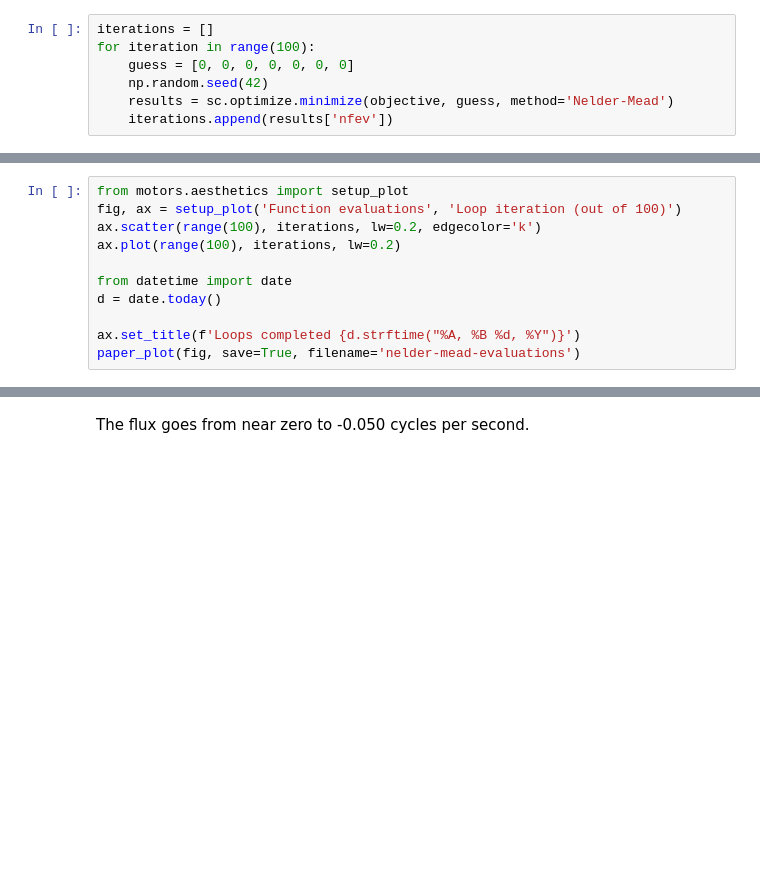
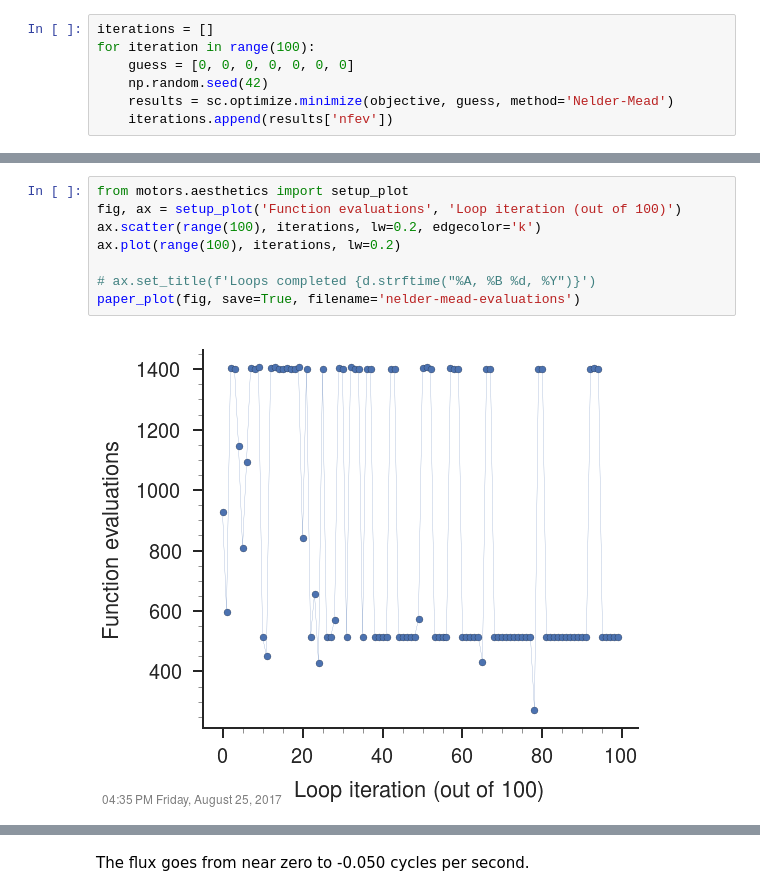
Before and after one commit to slochower/nonequilibrium-master, a Jupyter notebook: notebooks/surface-optimization/optimize-flux.ipynb, the cells around one changed output, grey strips where cells are left out. Drawn from its saved outputs; the diff is of its cells as text; blank space fills up the shorter version.

```diff
--- a/notebooks/surface-optimization/optimize-flux.ipynb
+++ b/notebooks/surface-optimization/optimize-flux.ipynb
@@ -89,12 +131,11 @@ for iteration in range(100):
 # %%
 from motors.aesthetics import setup_plot
 fig, ax = setup_plot('Function evaluations', 'Loop iteration (out of 100)')
 ax.scatter(range(100), iterations, lw=0.2, edgecolor='k')
 ax.plot(range(100), iterations, lw=0.2)
 
-from datetime import date
-d = date.today()
-
-ax.set_title(f'Loops completed {d.strftime("%A, %B %d, %Y")}')
+# ax.set_title(f'Loops completed {d.strftime("%A, %B %d, %Y")}')
 paper_plot(fig, save=True, filename='nelder-mead-evaluations')
+# %% [output]
+[figure, added]
 # %%
```
Also changed, not shown: parts of 5 cells of this notebook, 10 other files.
